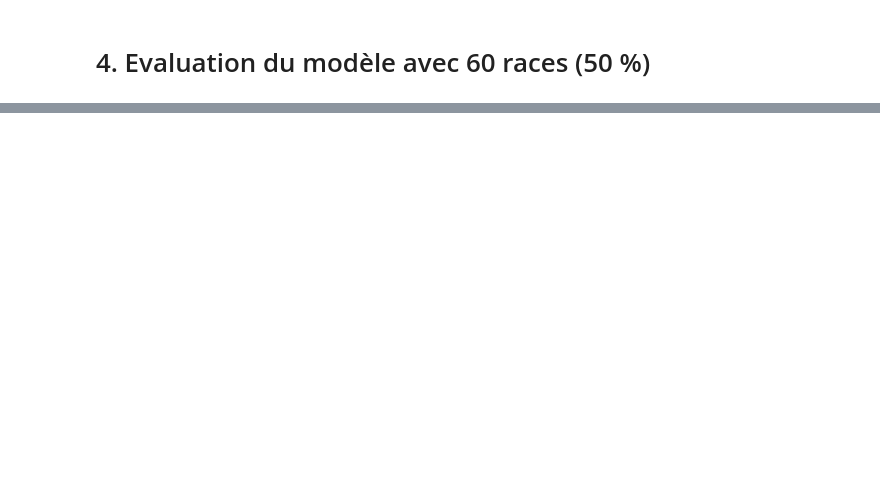
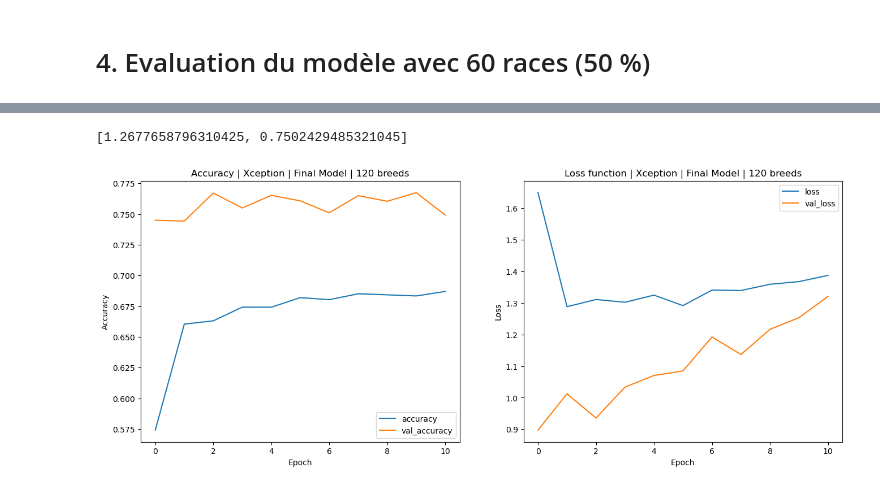
Before and after one commit to Adrian1903/Classez-des-images-l-aide-d-algorithmes-de-Deep-Learning, a Jupyter notebook: dev/04_cnn_transfer_learning_xception.ipynb, the cells around one changed output, grey strips where cells are left out. Drawn from its saved outputs; the diff is of its cells as text; code cells hidden in the pictures; blank space fills up the shorter version.

Commit message:
75 % - 120 races

```diff
--- a/dev/04_cnn_transfer_learning_xception.ipynb
+++ b/dev/04_cnn_transfer_learning_xception.ipynb
@@ -540,0 +510,77 @@ model_final.evaluate(test_gen)
+# %%
+n_breeds = 120
+# Création du dataframe avec 50 races
+dogs = get_dataframe('../input/stanford-dogs-dataset/images', n_breeds)
+print(f"Nous avons {dogs.breeds.nunique()} races sélectionnées pour la montée en charge.")
+
+# Séparation des données d'entrainements et de tests
+train, test = train_test_split(dogs, test_size=0.2, random_state=42)
+train, val = train_test_split(train, test_size=0.2, random_state=42)
+
+### Paramétrage
+x = 'uri'
+y = 'breeds'
+target_size = (256, 256)
+seed = 42
+
+train_batch_size = get_batch_size(len(train))
+val_batch_size = get_batch_size(len(val))
+test_batch_size = get_batch_size(len(test))
+
+train_datagen_aug = ImageDataGenerator(rescale=1./255, rotation_range=40, width_shift_range=0.2, height_shift_range=0.2, shear_range=0.2, zoom_range=0.2, horizontal_flip=True)
+val_test_datagen = ImageDataGenerator(rescale=1./255)
+
+# Avec augmentation des données
+train_gen_data_aug = train_datagen_aug.flow_from_dataframe(
+                          train,
+                          x_col='uri',
+                          y_col='breeds',
+                          target_size=target_size,
+                          batch_size=train_batch_size,
+                          seed=seed
+                          )
+
+val_gen = val_test_datagen.flow_from_dataframe(
+                  val,
+                  x_col = x,
+                  y_col = y,
+                  target_size=target_size,
+                  batch_size=val_batch_size,
+                  seed=seed
+                  )
+
+test_gen = val_test_datagen.flow_from_dataframe(
+                  test,
+                  x_col = x,
+                  y_col = y,
+                  target_size=target_size,
+                  batch_size=test_batch_size,
+                  seed=seed,
+                  shuffle=False
+                  )
+
+conv_base = Xception(weights='imagenet', include_top=False, input_shape=(256, 256, 3))
+print('Nombre de poids entraînable avant gel de la base convolutionnelle :', len(conv_base.trainable_weights))
+conv_base.trainable = False
+print('Nombre de poids entraînable après gel de la base convolutionnelle :', len(conv_base.trainable_weights))
+
+model_final = Sequential()
+model_final.add(conv_base)
+model_final.add(GlobalAveragePooling2D()) # Remplacement de Flatten() par GlobalAveragePooling2D() pour les fortes volumétrie
+model_final.add(Dense(256, activation='relu'))
+model_final.add(Dense(len(train_gen_data_aug.class_indices), activation='softmax'))
+
+model_final.compile(optimizer='adam',
+              loss='categorical_crossentropy',
+              metrics=['accuracy'])
+
+early_stopping_monitor = EarlyStopping(patience=10)
+model_save = ModelCheckpoint('best_model_' + subtitle + '.hdf5', save_best_only=True)
+
+history = model_final.fit(train_gen_data_aug, validation_data=val_gen, epochs=500, callbacks = [early_stopping_monitor, model_save])
+
+title = 'Final Model'
+plot_result_fitting(history, subtitle, title, n_breeds)
+
+model_final.evaluate(test_gen)
+# %% [output]
@@ -540,0 +604,2 @@ model_final.evaluate(test_gen)
+[1.2677658796310425, 0.7502429485321045]
+[figure, added]
```
Also changed, not shown: parts of 14 cells of this notebook.
